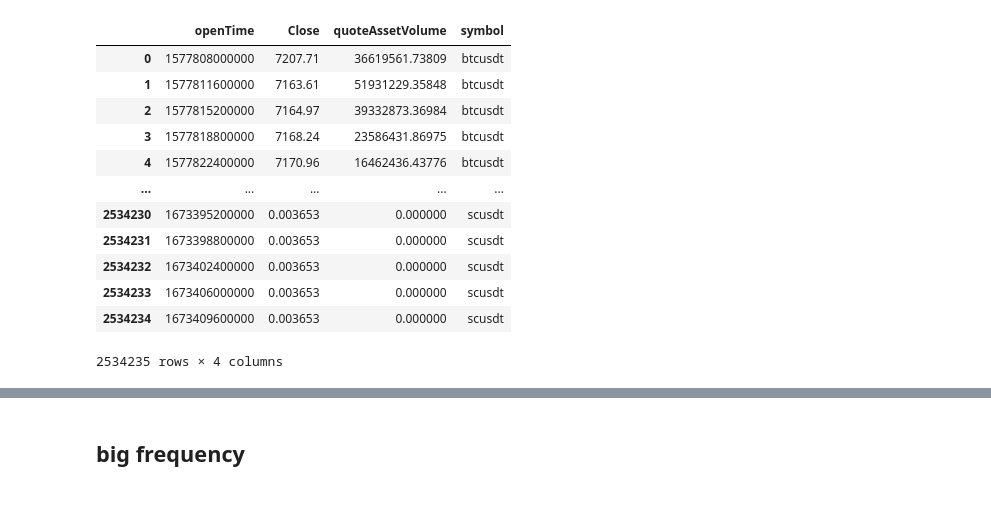
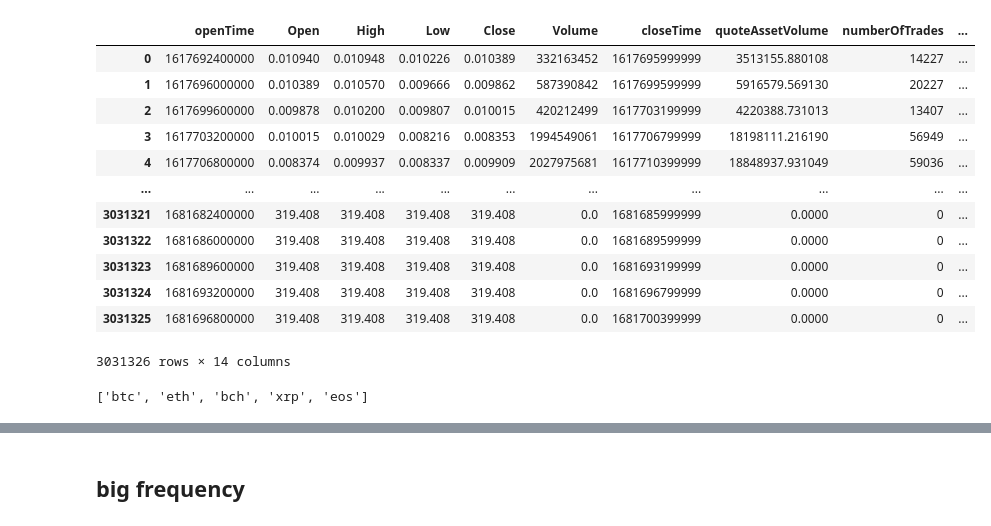
Before and after one commit to fufrank724/Factors, a Jupyter notebook: alpha_qt.ipynb, the cells around one changed output, grey strips where cells are left out. Saved outputs shown, nothing was run; the diff lists cells and outputs as text; code cells hidden in the pictures.

```diff
--- a/alpha_qt.ipynb
+++ b/alpha_qt.ipynb
@@ -66,30 +67,30 @@ def show_performance_metrics(profit,position):
     print(f'{key}: {value:.2f}')
   return result
 # %%
-CONNECTION_STRING = "mongodb://localhost:27017/"
-# CONNECTION_STRING = "mongodb://0.tcp.jp.ngrok.io:13993/"
+# CONNECTION_STRING = "mongodb://localhost:27017/"
+CONNECTION_STRING = "mongodb://0.tcp.jp.ngrok.io:16856/"
 # CONNECTION_STRING = "mongodb+srv://Frank:cc840724@serverlessinstance0.rngcn.mongodb.net/?retryWrites=true&w=majority"
 
 mongo_client = pymongo.MongoClient(CONNECTION_STRING)
 
 db = mongo_client["Binance"]
 perpetual_hour = db['Perpetual_1h']
 
-result = list(perpetual_hour.find({},{'openTime':1,'symbol':1,'Close':1,'quoteAssetVolume':1,'_id':0}))
+result = list(perpetual_hour.find({},{'_id':0}))
 df = pd.DataFrame(result)
 # df['openTime'] = pd.to_datetime(df['openTime'],unit = 'ms')
 df
 # %% [output]
-|  | openTime | Close | quoteAssetVolume | symbol |
-| 0 | 1577808000000 | 7207.71 | 36619561.73809 | btcusdt |
-| 1 | 1577811600000 | 7163.61 | 51931229.35848 | btcusdt |
-| 2 | 1577815200000 | 7164.97 | 39332873.36984 | btcusdt |
-| 3 | 1577818800000 | 7168.24 | 23586431.86975 | btcusdt |
-| 4 | 1577822400000 | 7170.96 | 16462436.43776 | btcusdt |
-| ... | ... | ... | ... | ... |
-| 2534230 | 1673395200000 | 0.003653 | 0.000000 | scusdt |
-| 2534231 | 1673398800000 | 0.003653 | 0.000000 | scusdt |
-| 2534232 | 1673402400000 | 0.003653 | 0.000000 | scusdt |
-| 2534233 | 1673406000000 | 0.003653 | 0.000000 | scusdt |
-| 2534234 | 1673409600000 | 0.003653 | 0.000000 | scusdt |
+|  | openTime | Open | High | Low | Close | Volume | closeTime | quoteAssetVolume | numberOfTrades | ... |
+| 0 | 1617692400000 | 0.010940 | 0.010948 | 0.010226 | 0.010389 | 332163452 | 1617695999999 | 3513155.880108 | 14227 | ... |
+| 1 | 1617696000000 | 0.010389 | 0.010570 | 0.009666 | 0.009862 | 587390842 | 1617699599999 | 5916579.569130 | 20227 | ... |
+| 2 | 1617699600000 | 0.009878 | 0.010200 | 0.009807 | 0.010015 | 420212499 | 1617703199999 | 4220388.731013 | 13407 | ... |
+| 3 | 1617703200000 | 0.010015 | 0.010029 | 0.008216 | 0.008353 | 1994549061 | 1617706799999 | 18198111.216190 | 56949 | ... |
+| 4 | 1617706800000 | 0.008374 | 0.009937 | 0.008337 | 0.009909 | 2027975681 | 1617710399999 | 18848937.931049 | 59036 | ... |
+| ... | ... | ... | ... | ... | ... | ... | ... | ... | ... | ... |
+| 3031321 | 1681682400000 | 319.408 | 319.408 | 319.408 | 319.408 | 0.0 | 1681685999999 | 0.0000 | 0 | ... |
+| 3031322 | 1681686000000 | 319.408 | 319.408 | 319.408 | 319.408 | 0.0 | 1681689599999 | 0.0000 | 0 | ... |
+| 3031323 | 1681689600000 | 319.408 | 319.408 | 319.408 | 319.408 | 0.0 | 1681693199999 | 0.0000 | 0 | ... |
+| 3031324 | 1681693200000 | 319.408 | 319.408 | 319.408 | 319.408 | 0.0 | 1681696799999 | 0.0000 | 0 | ... |
+| 3031325 | 1681696800000 | 319.408 | 319.408 | 319.408 | 319.408 | 0.0 | 1681700399999 | 0.0000 | 0 | ... |
-2534235 rows × 4 columns
+3031326 rows × 14 columns
@@ -95,0 +99,8 @@ df
+# %%
+url = 'https://api.tardis.dev/v1/exchanges/binance-futures'
+result = requests.get(url).json()
+result['availableSymbols']
+perpetual_symbols = [sym['id'][:-4] for sym in result['availableSymbols'] if 'usdt' in sym['id'] and sym['type']=='perpetual']
+perpetual_symbols[:5]
+# %% [output]
+['btc', 'eth', 'bch', 'xrp', 'eos']
```
Also changed, not shown: parts of 28 cells of this notebook, 47 other files.
